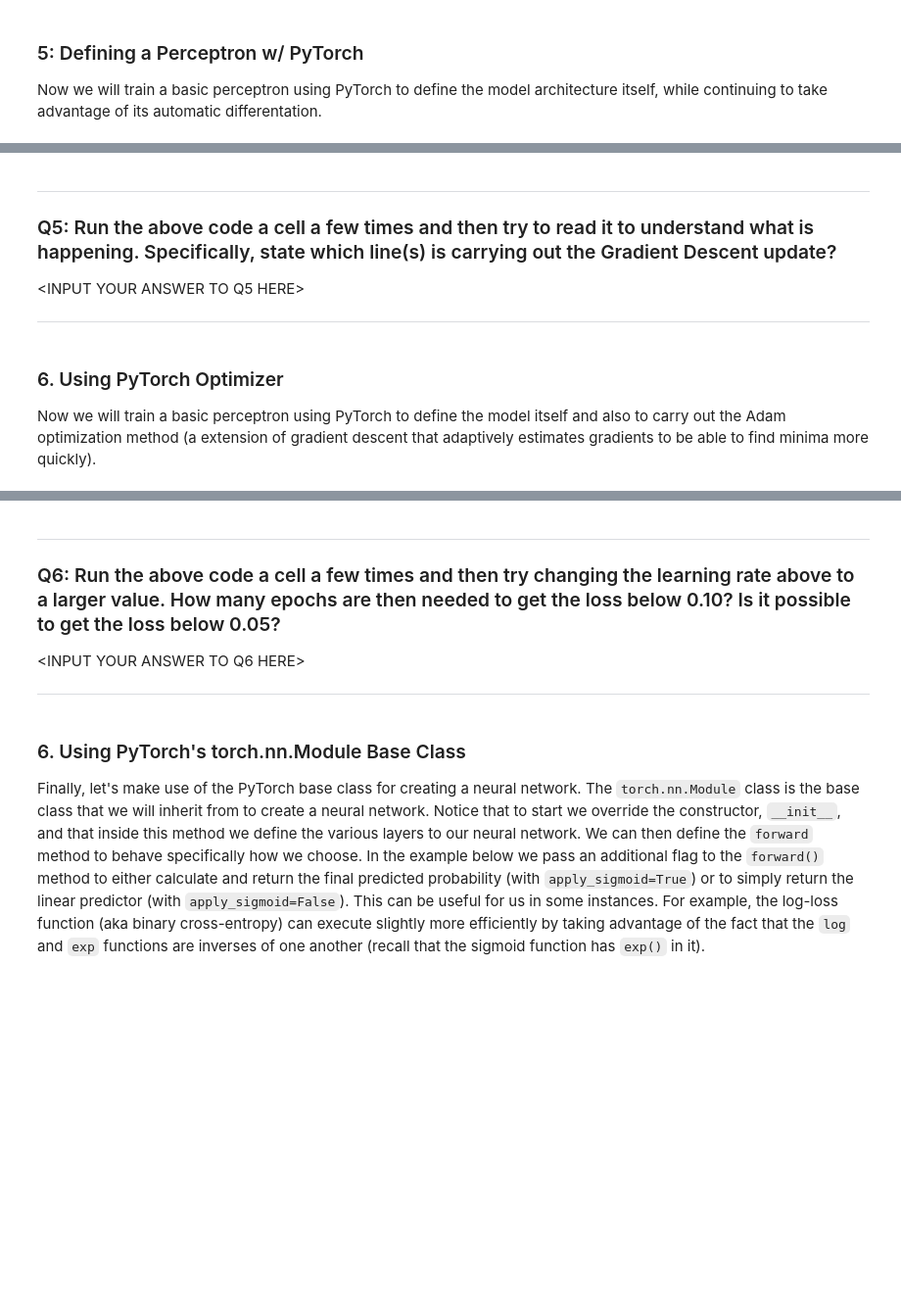
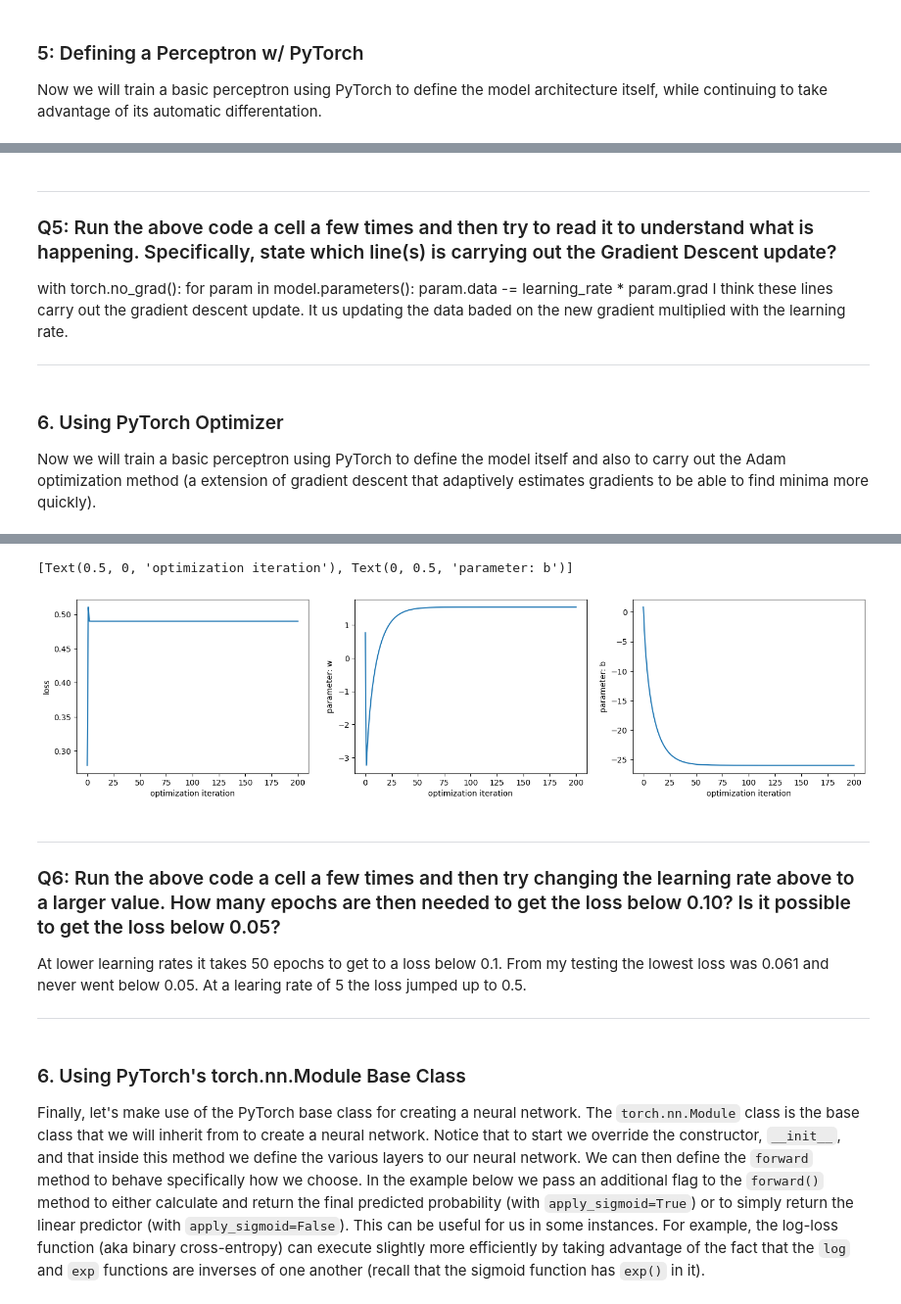
Before and after one commit to clong35/cs3120-assign7, a Jupyter notebook: neural_net_from_scratch.ipynb, the cells around one changed output, grey strips where cells are left out. Shown: that part at 98% size. Saved outputs shown, nothing was run; the diff lists cells and outputs as text; code cells hidden in the pictures; blank space fills up the shorter version.

```diff
--- a/neural_net_from_scratch.ipynb
+++ b/neural_net_from_scratch.ipynb
@@ -420,7 +431,10 @@ ax3.set(xlabel="optimization iteration", ylabel="parameter: b")
 ### Q5: Run the above code a cell a few times and then try to read it to understand what is happening. Specifically, state which line(s) is carrying out the Gradient Descent update?
 
 
-\<INPUT YOUR ANSWER TO Q5 HERE\>
+with torch.no_grad():
+    for param in model.parameters():
+        param.data -= learning_rate * param.grad
+I think these lines carry out the gradient descent update. It us updating the data baded on the new gradient multiplied with the learning rate.
 ***
 # %% [markdown]
 ### 6. Using PyTorch Optimizer
@@ -442,7 +456,7 @@ model = torch.nn.Sequential(
 loss_fn = torch.nn.MSELoss()
 #loss_fn = torch.nn.BCELoss()
 
-learning_rate = 0.05
+learning_rate = 4
 optimizer = torch.optim.Adam(model.parameters(), lr=learning_rate)
 
 losses = []
@@ -480,3 +494,4 @@ ax2.plot(range(0,len(params)), [parm[0] for parm in params])
 ax2.set(xlabel="optimization iteration", ylabel="parameter: w")
 ax3.plot(range(0,len(params)), [parm[1] for parm in params])
 ax3.set(xlabel="optimization iteration", ylabel="parameter: b")
+# %% [output]
@@ -483,8 +506,10 @@ ax3.set(xlabel="optimization iteration", ylabel="parameter: b")
+[Text(0.5, 0, 'optimization iteration'), Text(0, 0.5, 'parameter: b')]
+[figure, added]
 # %% [markdown]
 ***
 ### Q6: Run the above code a cell a few times and then try changing the learning rate above to a larger value. How many epochs are then needed to get the loss below 0.10? Is it possible to get the loss below 0.05?
 
-\<INPUT YOUR ANSWER TO Q6 HERE\>
+At lower learning rates it takes 50 epochs to get to a loss below 0.1. From my testing the lowest loss was 0.061 and never went below 0.05. At a learing rate of 5 the loss jumped up to 0.5.
 ***
 # %% [markdown]
 
```
Also changed, not shown: parts of 11 cells of this notebook.
